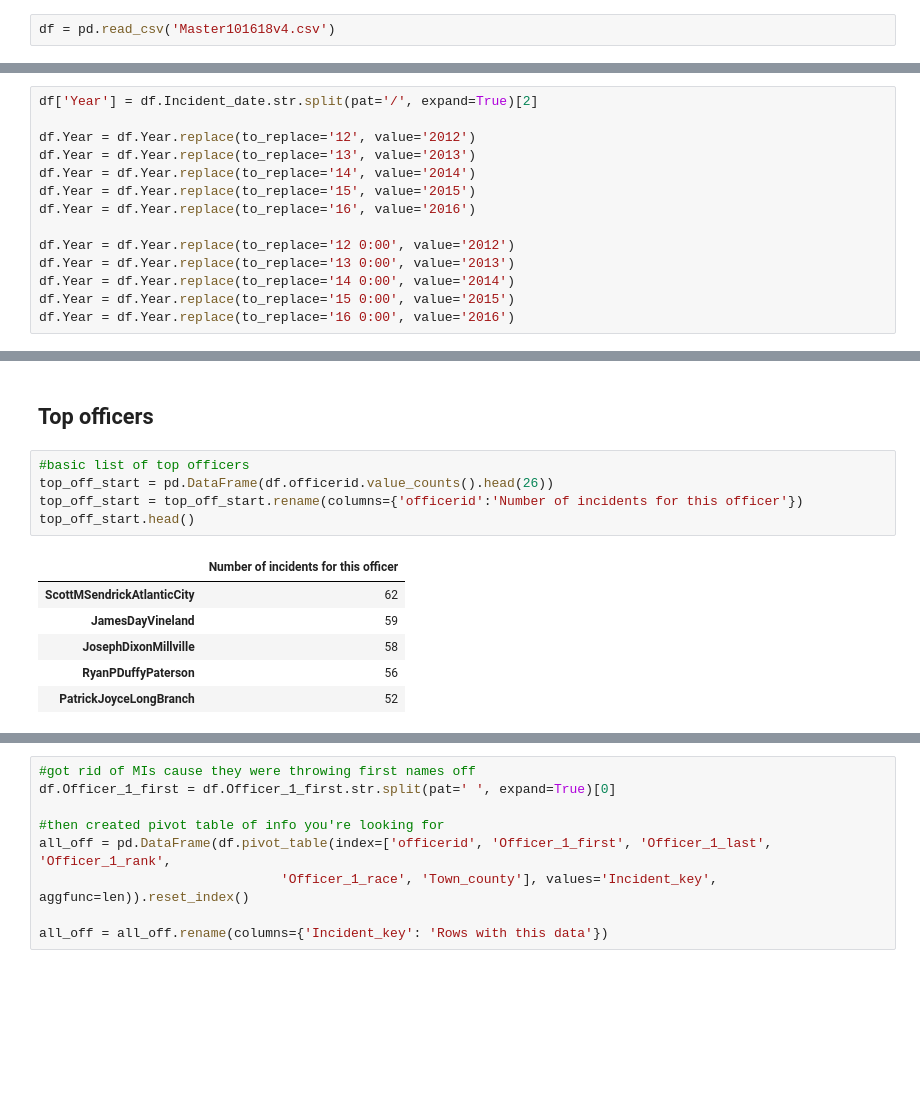
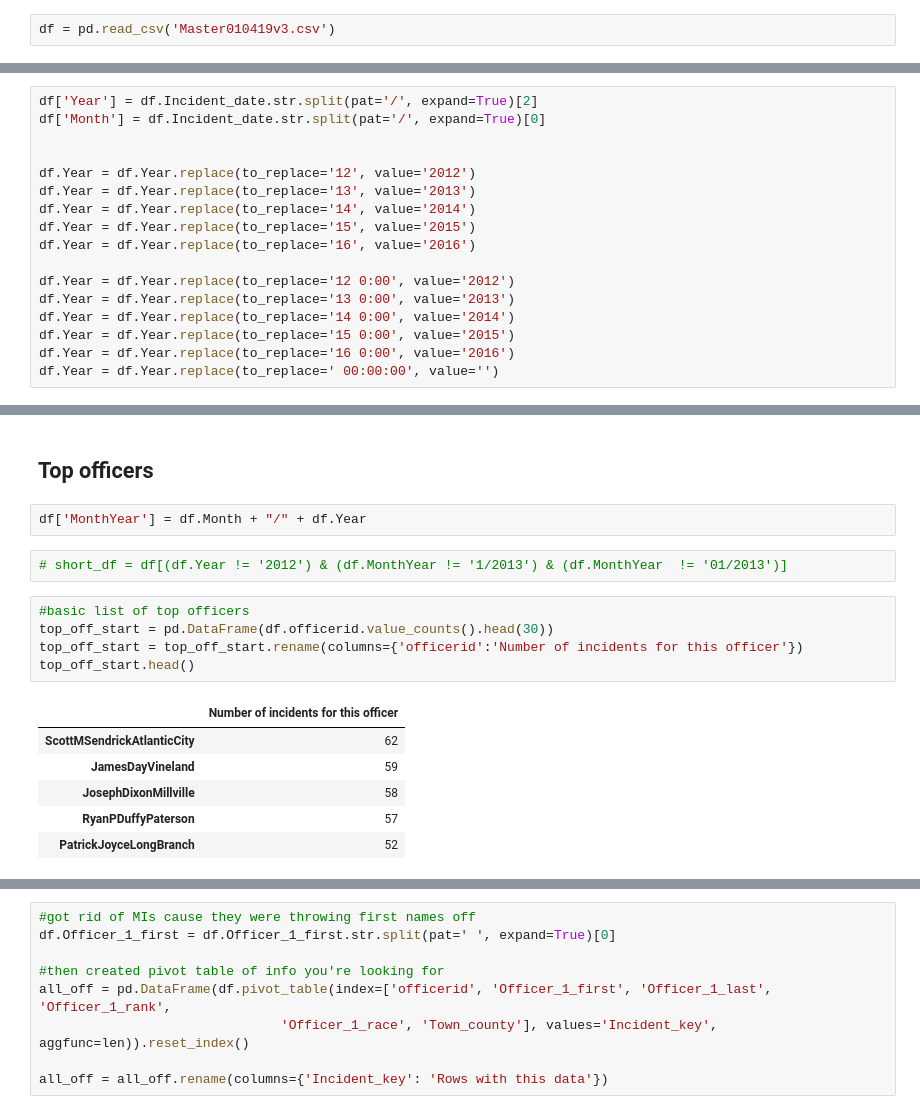
Before and after one commit to epetenko/uof-data-cleaning, a Jupyter notebook: UOF_analysis_paralysis_replication_time.ipynb, the cells around one changed output, grey strips where cells are left out. Cells and saved outputs as stored; diff of their text form; blank space fills up the shorter version.

```diff
--- a/UOF_analysis_paralysis_replication_time.ipynb
+++ b/UOF_analysis_paralysis_replication_time.ipynb
@@ -4,7 +4,7 @@ import pandas as pd
 import matplotlib.pyplot as plt
 %matplotlib inline
 # %%
-df = pd.read_csv('Master101618v4.csv')
+df = pd.read_csv('Master010419v3.csv')
 # %%
 df.head()
 # %% [output]
@@ -42,5 +49,7 @@ df['Incident_key'] = df['Town_county'] + ', ' + df.Case_report_no + ', ' + df.In
 # %%
 df['Year'] = df.Incident_date.str.split(pat='/', expand=True)[2]
+df['Month'] = df.Incident_date.str.split(pat='/', expand=True)[0]
+
 
 df.Year = df.Year.replace(to_replace='12', value='2012')
 df.Year = df.Year.replace(to_replace='13', value='2013')
@@ -53,3 +62,4 @@ df.Year = df.Year.replace(to_replace='13 0:00', value='2013')
 df.Year = df.Year.replace(to_replace='14 0:00', value='2014')
 df.Year = df.Year.replace(to_replace='15 0:00', value='2015')
 df.Year = df.Year.replace(to_replace='16 0:00', value='2016')
+df.Year = df.Year.replace(to_replace=' 00:00:00', value='')
@@ -321,14 +349,18 @@ offrace
 # %% [markdown]
 ## Top officers
+# %%
+df['MonthYear'] = df.Month + "/" + df.Year
+# %%
+# short_df = df[(df.Year != '2012') & (df.MonthYear != '1/2013') & (df.MonthYear  != '01/2013')]
 # %%
 #basic list of top officers
-top_off_start = pd.DataFrame(df.officerid.value_counts().head(26))
+top_off_start = pd.DataFrame(df.officerid.value_counts().head(30))
 top_off_start = top_off_start.rename(columns={'officerid':'Number of incidents for this officer'})
 top_off_start.head()
 # %% [output]
 |  | Number of incidents for this officer |
 | ScottMSendrickAtlanticCity | 62 |
 | JamesDayVineland | 59 |
 | JosephDixonMillville | 58 |
-| RyanPDuffyPaterson | 56 |
+| RyanPDuffyPaterson | 57 |
 | PatrickJoyceLongBranch | 52 |
```
Also changed, not shown: parts of 57 cells of this notebook.
